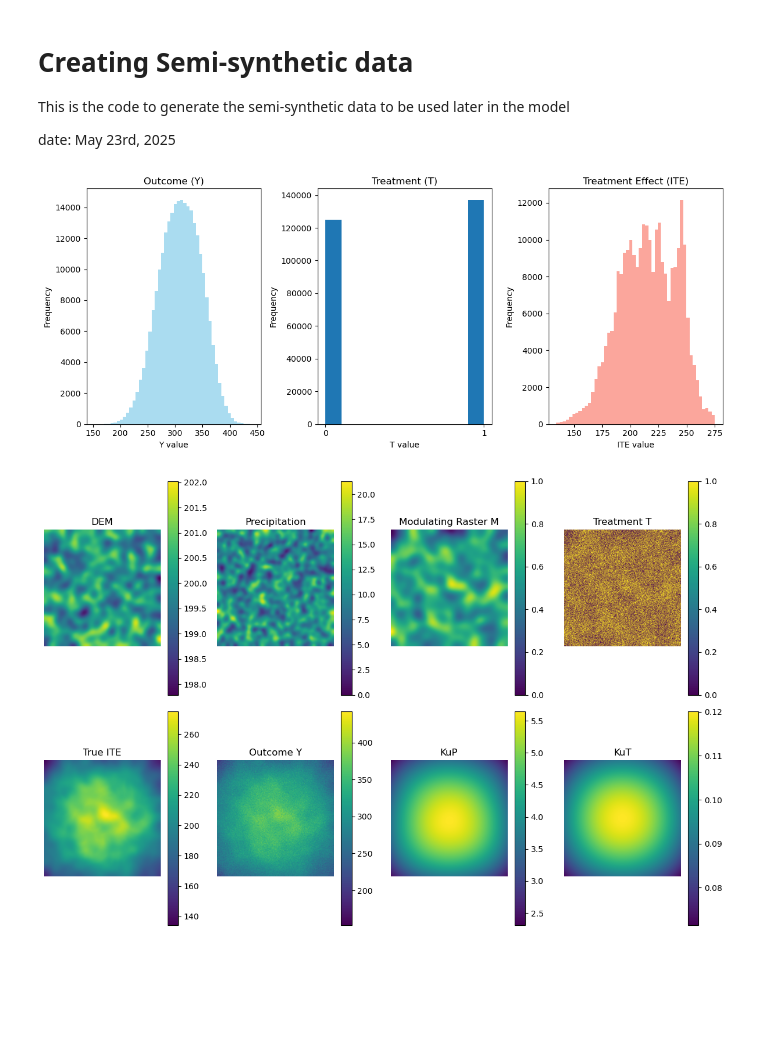
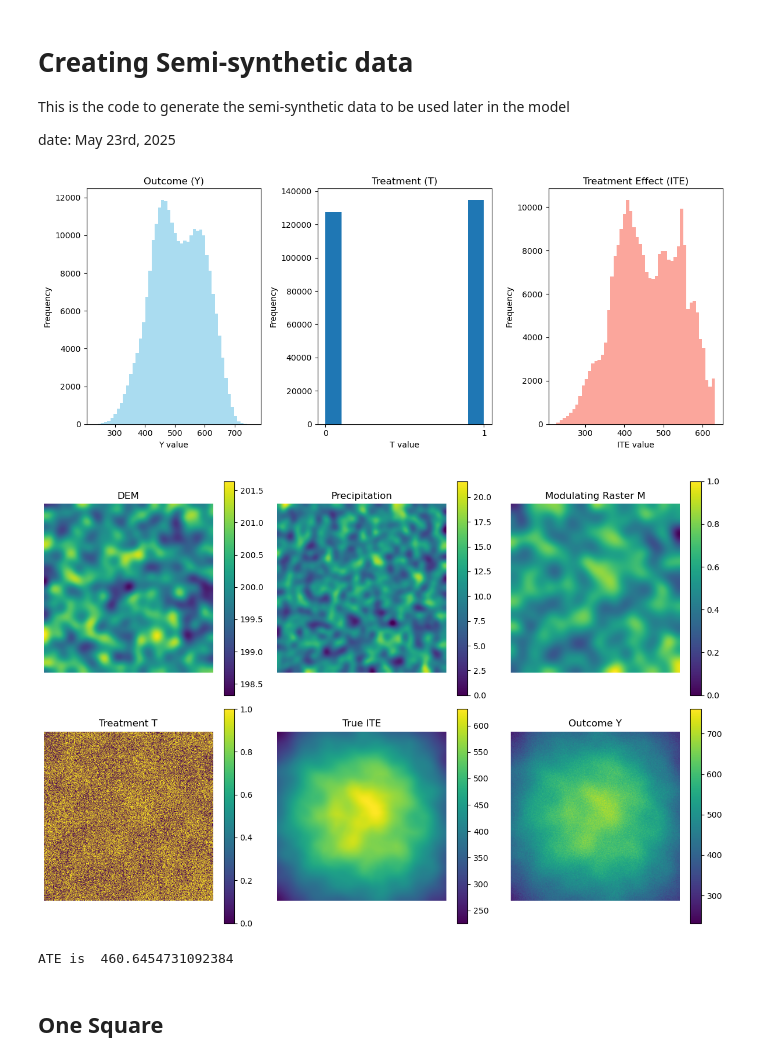
Before and after one commit to SMalaekeh/ImageTRT, a Jupyter notebook: synthetic_data_exponential.ipynb, the cells around one changed output. Cells and saved outputs as stored; diff of their text form; code cells hidden in the pictures; blank space fills up the shorter version.

```diff
--- a/synthetic_data_exponential.ipynb
+++ b/synthetic_data_exponential.ipynb
@@ -13,11 +13,11 @@ from scipy.signal import fftconvolve
 # initlizing the parameters
 H, W = 512, 512          # size of our world in pixels
 CELL_SIZE = 30           # metres per pixel
-lambda_precip  = 5000   # metres
-lambda_wetland = 10000  # metres
+lambda_precip = 1000
+lambda_wetland = 5000
 BETA0 = 50              # intercept in the outcome equation
 BETA1_BASE = 1500.0         # baseline effect of wetland loss
-BETA2, BETA3, BETA4 = 10.0, 0.0001, 0.0     # other coefficients
+BETA2, BETA3, BETA4 = 0, 0.0001, 0.001     # other coefficients
 ALPHA = 0.3              # how strongly M_i modulates β₁
 ETA0, ETA = -1.0, np.array([0.8,-0.003])  # for propensity score
 DELTA = 1.2              # how much M_i drives treatment assignment
@@ -115,29 +115,33 @@ axes[2].set_ylabel('Frequency')
 plt.tight_layout()
 plt.show()
 # %% [output]
-[figure, old version]
+[figure, new version]
 # %%
 # Visualize the generated fields
-fig, axes = plt.subplots(2, 4, figsize=(12, 8))
+fig, axes = plt.subplots(2, 3, figsize=(12, 8))
 axes = axes.flatten()
 for ax, (arr, title) in zip(axes, [
     (dem, 'DEM'),
     (precip, 'Precipitation'),
     (pop, 'Modulating Raster M'),
     (T, 'Treatment T'),
     (ITE, 'True ITE'),
-    (Y, 'Outcome Y'),
-    (KuP, 'KuP'),
-    (KuT, 'KuT')
+    (Y, 'Outcome Y')
 ]):
     im = ax.imshow(arr, cmap='viridis')
     ax.set_title(title)
     ax.axis('off')
     fig.colorbar(im, ax=ax)
 plt.tight_layout()
 plt.show()
 # %% [output]
-[figure, old version]
+[figure, new version]
+# %%
+print("ATE is ", np.mean(ITE))
+# %% [output]
+ATE is  460.6454731092384
+# %% [markdown]
+## One Square
 # %%
 T = np.zeros((H, W))
 sq = H//4
```
Also changed, not shown: parts of 10 cells of this notebook, 12 other files.
